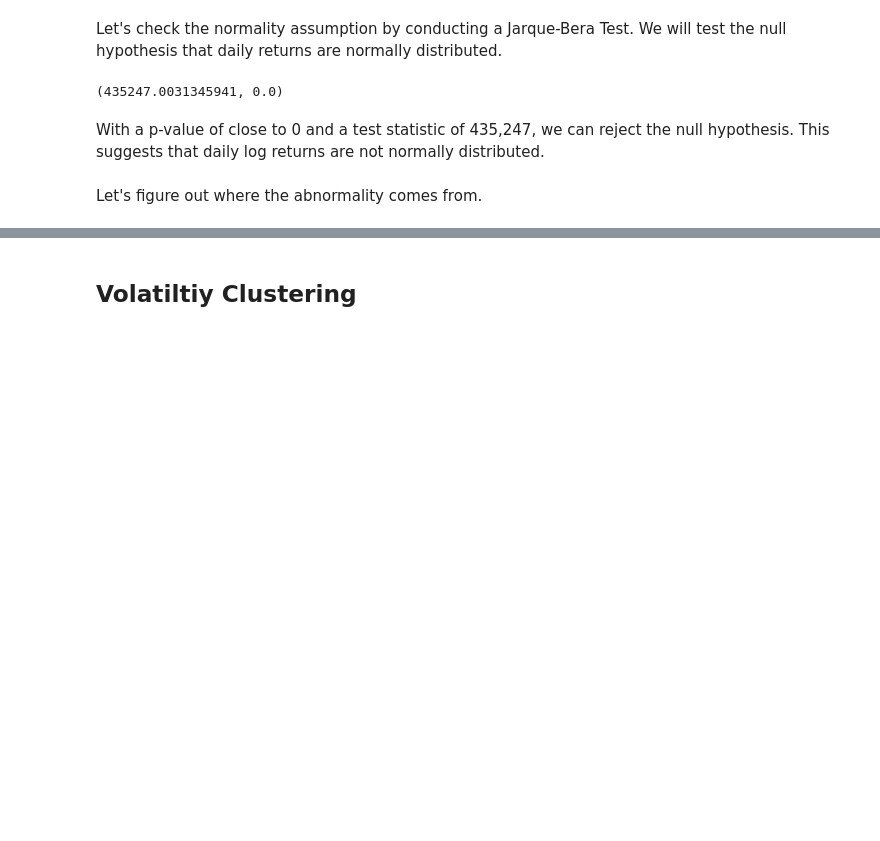
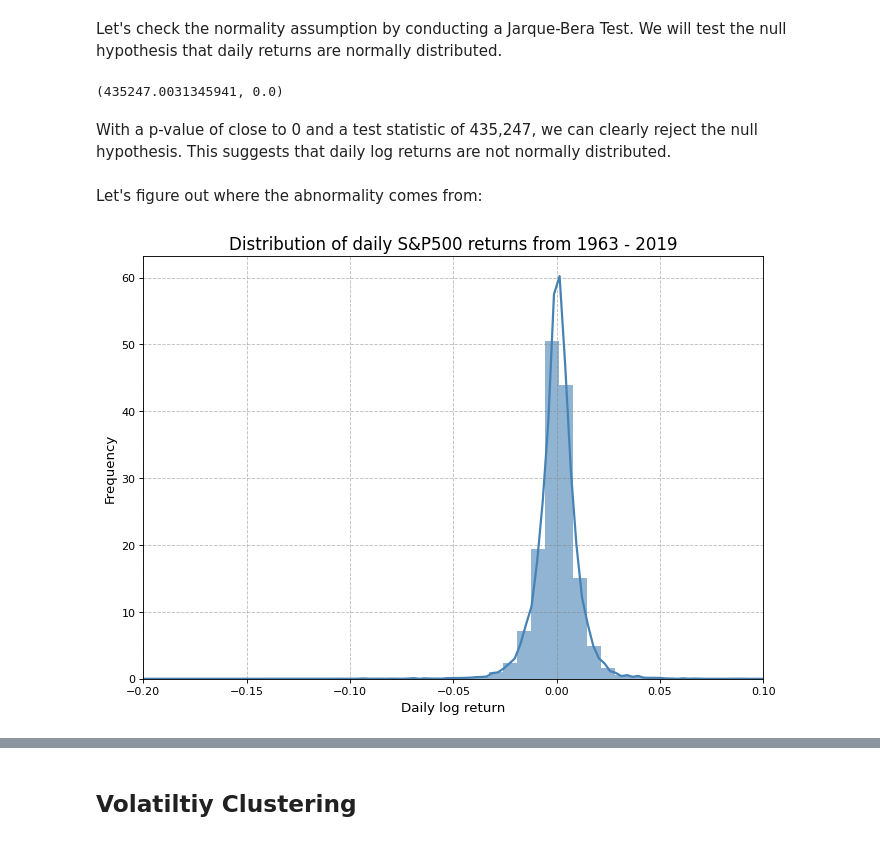
Before and after one commit to 1pierre1/ML-for-Finance, a Jupyter notebook: S&P500Forecasting.ipynb, the cells around one changed output, grey strips where cells are left out. Saved outputs shown, nothing was run; the diff lists cells and outputs as text; code cells hidden in the pictures; blank space fills up the shorter version.

```diff
--- a/S&P500Forecasting.ipynb
+++ b/S&P500Forecasting.ipynb
@@ -40,9 +47,22 @@ stats.jarque_bera(df['lnret'])
 # %% [output]
 (435247.0031345941, 0.0)
 # %% [markdown]
-With a p-value of close to 0 and a test statistic of 435,247, we can reject the null hypothesis.
+With a p-value of close to 0 and a test statistic of 435,247, we can clearly reject the null hypothesis.
 This suggests that daily log returns are not normally distributed.
 # %% [markdown]
-Let's figure out where the abnormality comes from.
+Let's figure out where the abnormality comes from:
+# %%
+%matplotlib inline
+fig = plt.figure(figsize=(10,7), dpi= 80)
+kwargs = dict(hist_kws={'alpha':.6}, kde_kws={'linewidth':2})
+sns.distplot(df['lnret'], label='daily log returns', color = 'steelblue', **kwargs)
+plt.xlim(-0.2,0.1)
+plt.title('Distribution of daily S&P500 returns from 1963 - 2019', fontsize = 15)
+plt.grid(color = 'grey', alpha = 0.5, linestyle = '--')
+plt.xlabel('Daily log return', fontsize = 12)
+plt.ylabel('Frequency', fontsize = 12)
+plt.show()
+# %% [output]
+[figure, added]
 # %%
 stats.kurtosis(df['lnret'])
```
Also changed, not shown: parts of 59 cells of this notebook.
